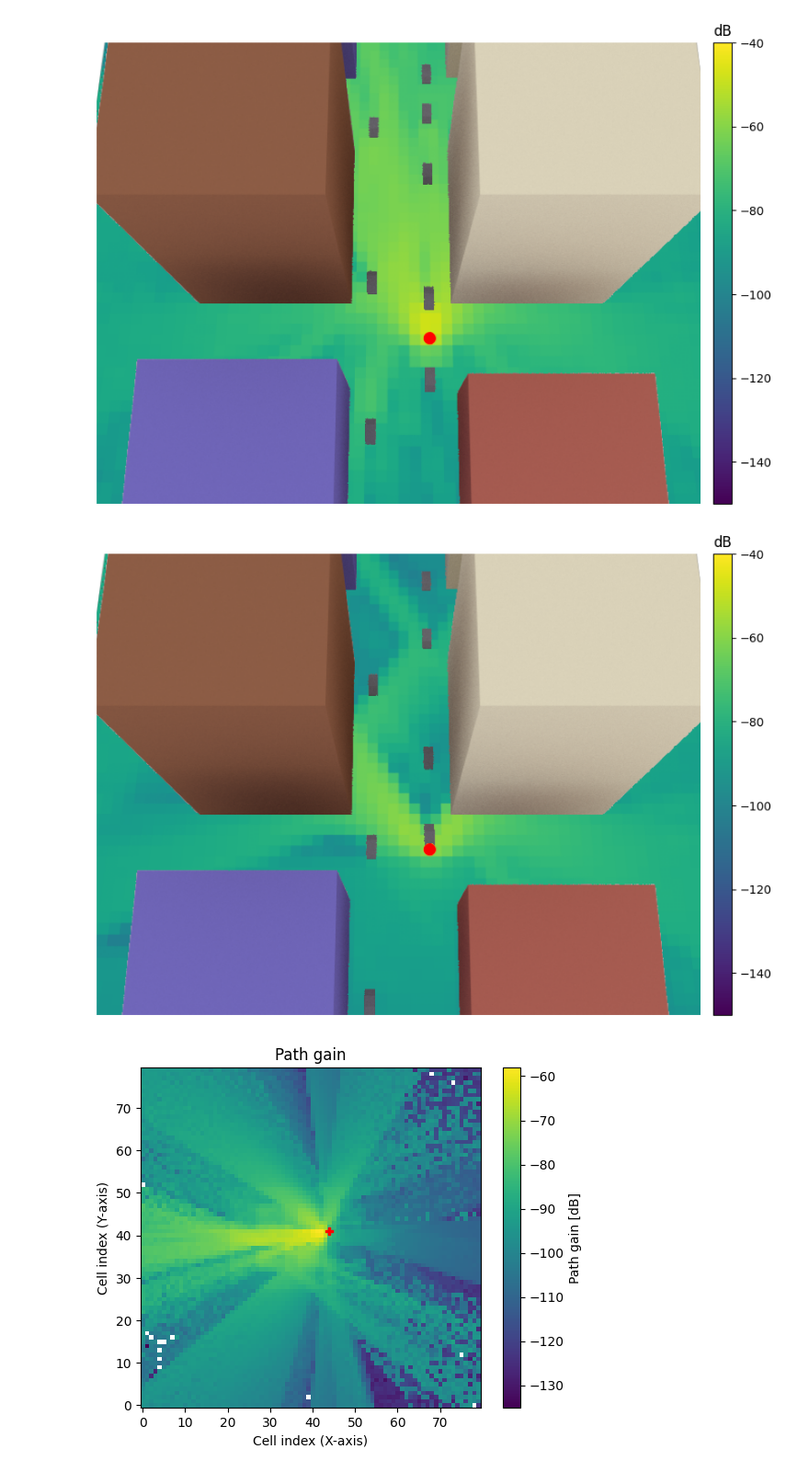
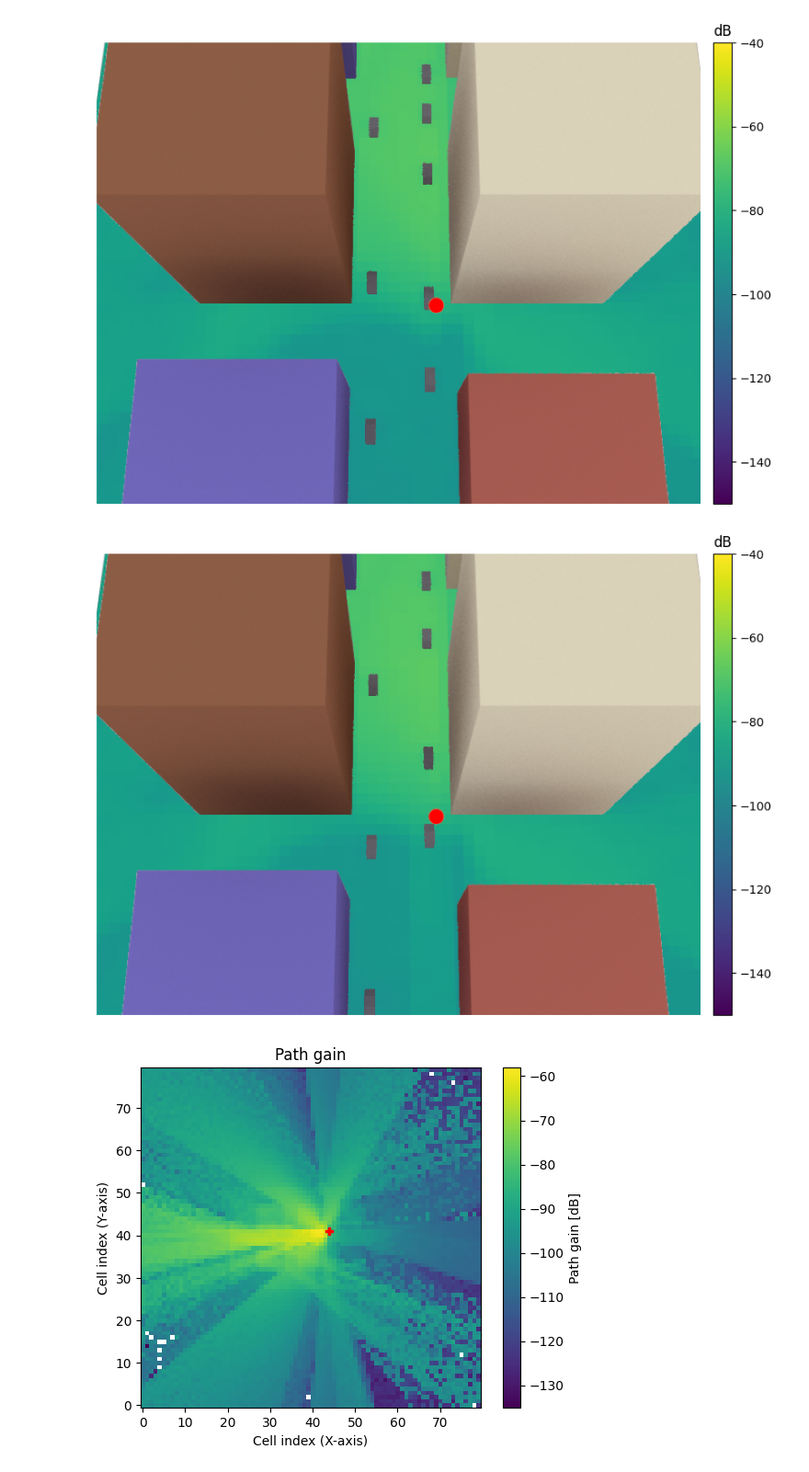
Before and after one commit to zishenliu729/RM_data, a Jupyter notebook: dynamic.ipynb, the cells around one changed output. Shown at 92% size. Cells and saved outputs as stored; diff of their text form; code cells hidden in the pictures.

```diff
--- a/dynamic.ipynb
+++ b/dynamic.ipynb
@@ -23,7 +23,7 @@ scene = load_scene(sionna.rt.scene.simple_street_canyon_with_cars,
 cam =  Camera(position=[50,0,130], look_at=[10,0,0])
 
 # Configure a transmitter that is located at the front of "car_2"
-scene.add(Transmitter("tx", position=[22.7, 5.6, 1.5], orientation=[np.pi,0,0]))
+scene.add(Transmitter("tx", position=[22.7, 5.6, 25], orientation=[np.pi,0,0]))
 scene.tx_array = PlanarArray(num_rows=1, num_cols=1, pattern="tr38901", polarization="V")
 scene.rx_array = scene.tx_array
 
@@ -33,7 +33,7 @@ rm_solver = RadioMapSolver()
 # Move cars along straight lines for a couple of steps
 displacement_vec = [10, 0, 0]
 num_displacements = 2
-for _ in range(num_displacements+1):
+for i in range(num_displacements+1):
 
     # Compute and render a coverage map at 0.5m above the ground
     rm = rm_solver(scene=scene,
@@ -44,10 +44,12 @@ for _ in range(num_displacements+1):
                    orientation=[0,0,0],
                    size=[186,121],
                    cell_size=[2,2])
-    scene.render(camera=cam, radio_map=rm,
+    scene.render(camera=cam,  radio_map=rm,
                  num_samples=512, rm_show_color_bar=True,
                  rm_vmax=-40, rm_vmin=-150)
-
+    scene.render_to_file(camera=cam, filename = f"{i}.png", radio_map=rm,
+                 num_samples=512,
+                 rm_vmax=-40, rm_vmin=-150)
     # # Move TX to next position
     # scene.get("tx").position -= displacement_vec
 
@@ -63,5 +65,5 @@ for _ in range(num_displacements+1):
-[figure, old version]
+[figure, new version]
-[figure, old version]
+[figure, new version]
 # %%
 # Visualize path gain
 rm.show(metric="path_gain");
```
Also changed, not shown: parts of 1 cell of this notebook, 4 other files.
